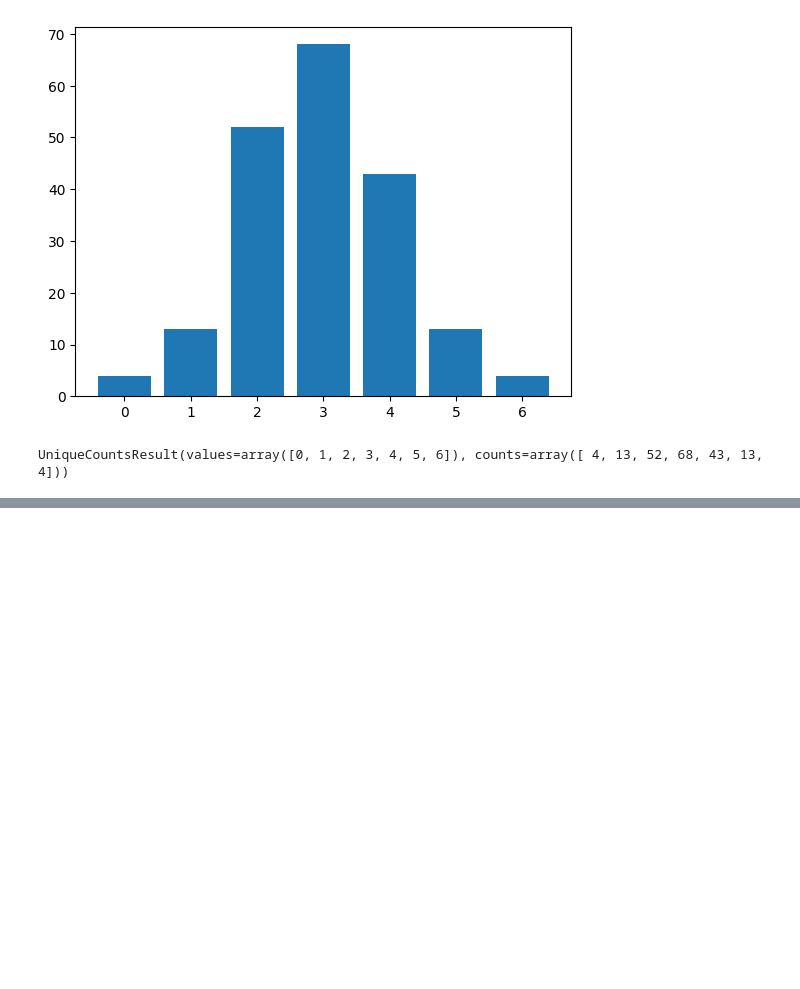
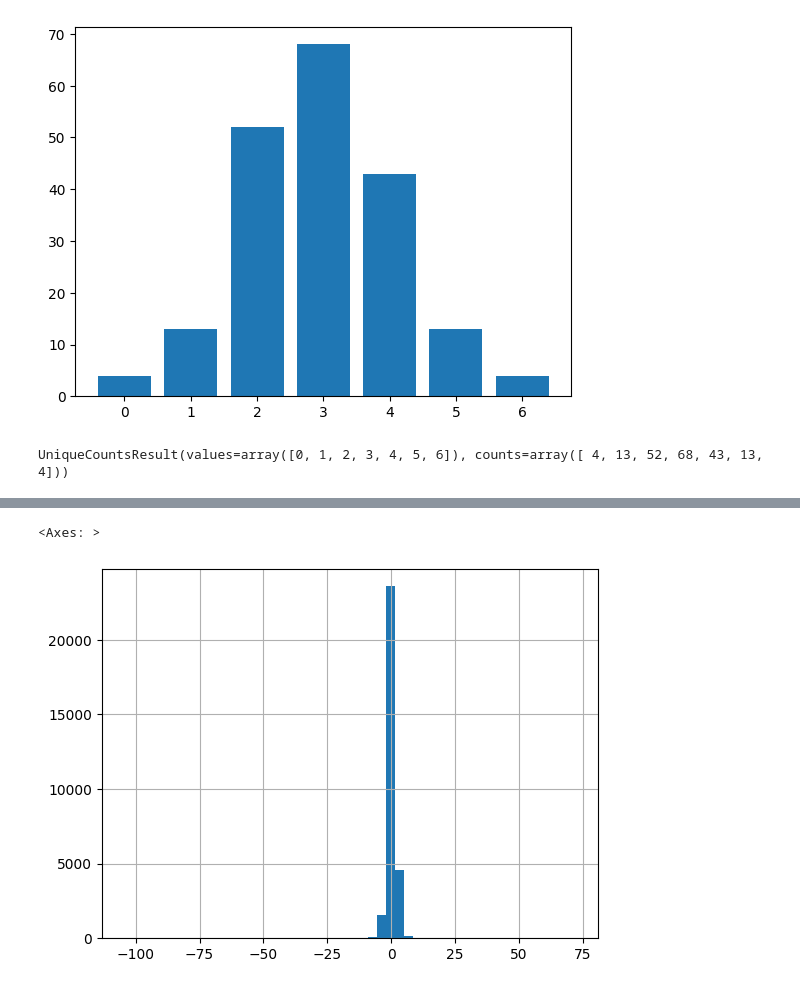
Before and after one commit to kinshu0/prosperity-3, a Jupyter notebook: round1/ink_research_new.ipynb, the cells around one changed output, grey strips where cells are left out. Saved outputs shown, nothing was run; the diff lists cells and outputs as text; code cells hidden in the pictures; blank space fills up the shorter version.

```diff
--- a/round1/ink_research_new.ipynb
+++ b/round1/ink_research_new.ipynb
@@ -123,0 +138,5 @@ Name: past_change1, dtype: float64
+# %%
+ink['absp1'].hist(bins=50)
+# %% [output]
+<Axes: >
+[figure, added]
```
Also changed, not shown: parts of 9 cells of this notebook, 2 other files.
